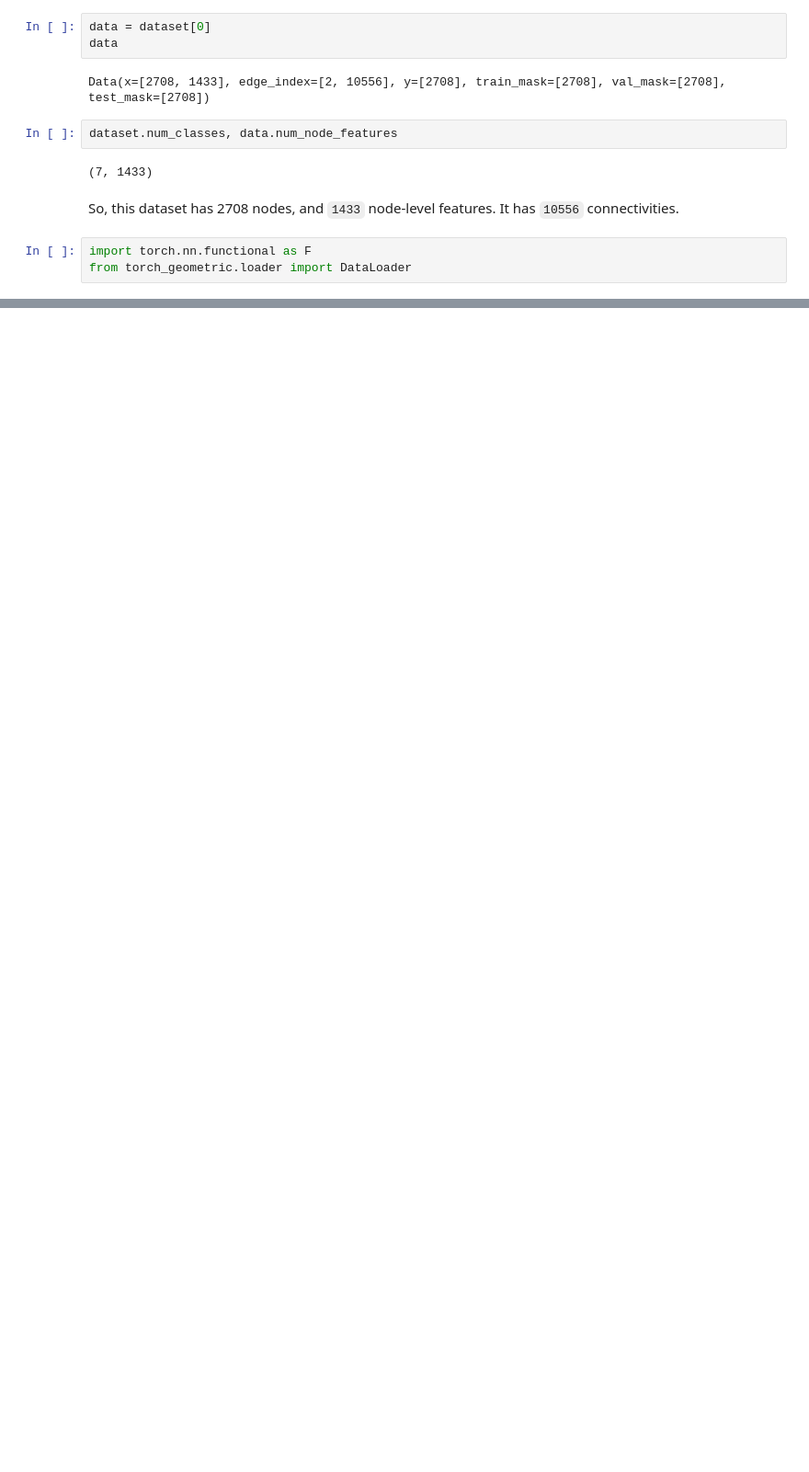
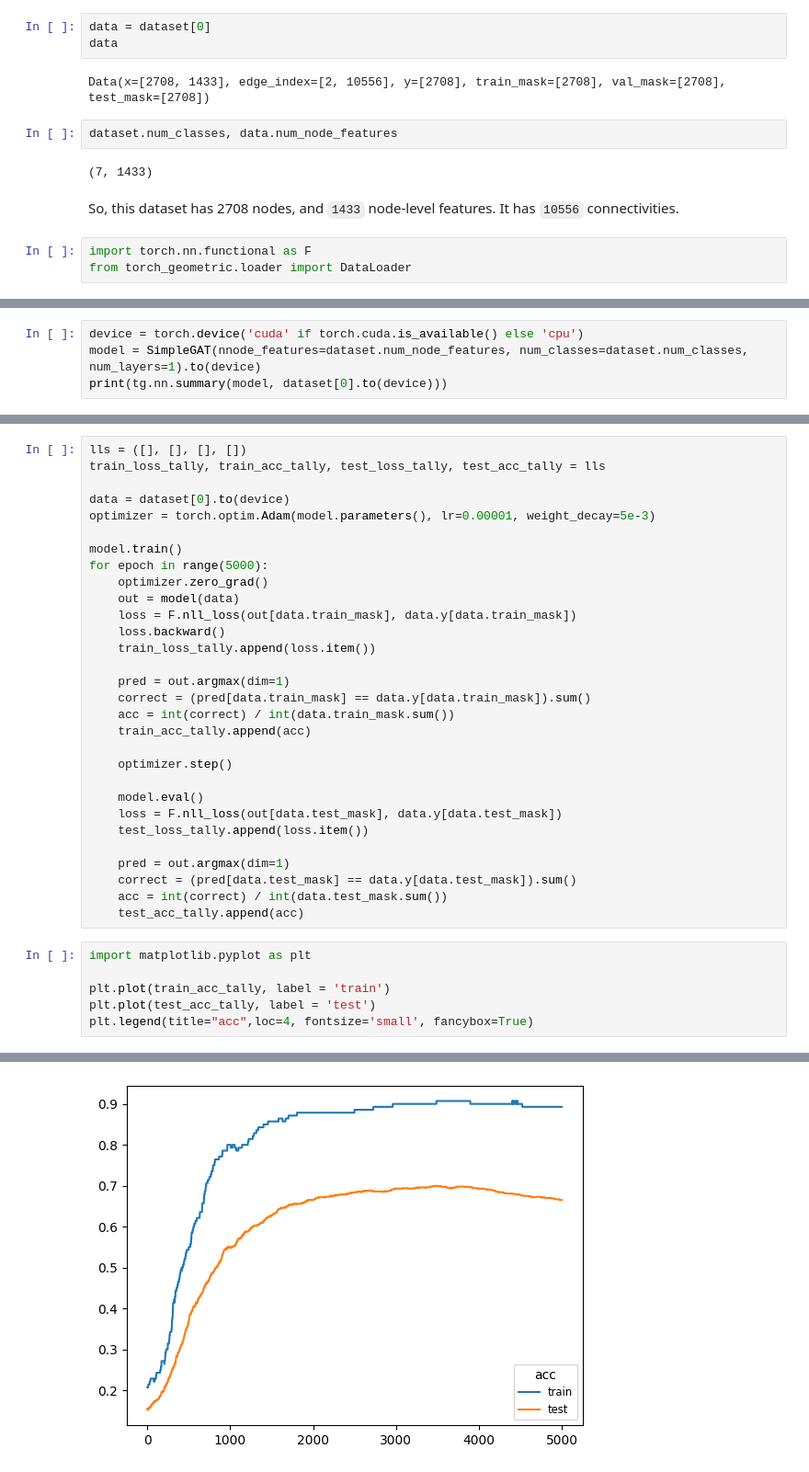
Before and after one commit to TemiPete/temipete.github.io, a Jupyter notebook: content/blog/posts/2023-10-11-starting-with-gnns/index.ipynb, the cells around one changed output, grey strips where cells are left out. Shown at 92% size. Drawn from its saved outputs; the diff is of its cells as text; blank space fills up the shorter version.

```diff
--- a/content/blog/posts/2023-10-11-starting-with-gnns/index.ipynb
+++ b/content/blog/posts/2023-10-11-starting-with-gnns/index.ipynb
@@ -230,0 +283,4 @@ Accuracy: 0.6640
+# %%
+device = torch.device('cuda' if torch.cuda.is_available() else 'cpu')
+model = SimpleGAT(nnode_features=dataset.num_node_features, num_classes=dataset.num_classes, num_layers=1).to(device)
+print(tg.nn.summary(model, dataset[0].to(device)))
@@ -230,0 +295,37 @@ Accuracy: 0.6640
+# %%
+lls = ([], [], [], [])
+train_loss_tally, train_acc_tally, test_loss_tally, test_acc_tally = lls
+
+data = dataset[0].to(device)
+optimizer = torch.optim.Adam(model.parameters(), lr=0.00001, weight_decay=5e-3)
+
+model.train()
+for epoch in range(5000):
+    optimizer.zero_grad()
+    out = model(data)
+    loss = F.nll_loss(out[data.train_mask], data.y[data.train_mask])
+    loss.backward()
+    train_loss_tally.append(loss.item())
+
+    pred = out.argmax(dim=1)
+    correct = (pred[data.train_mask] == data.y[data.train_mask]).sum()
+    acc = int(correct) / int(data.train_mask.sum())
+    train_acc_tally.append(acc)
+
+    optimizer.step()
+
+    model.eval()
+    loss = F.nll_loss(out[data.test_mask], data.y[data.test_mask])
+    test_loss_tally.append(loss.item())
+
+    pred = out.argmax(dim=1)
+    correct = (pred[data.test_mask] == data.y[data.test_mask]).sum()
+    acc = int(correct) / int(data.test_mask.sum())
+    test_acc_tally.append(acc)
+# %%
+import matplotlib.pyplot as plt
+
+plt.plot(train_acc_tally, label = 'train')
+plt.plot(test_acc_tally, label = 'test')
+plt.legend(title="acc",loc=4, fontsize='small', fancybox=True)
+# %% [output]
@@ -230,0 +333 @@ Accuracy: 0.6640
+[figure, added]
```
Also changed, not shown: parts of 17 cells of this notebook, 37 other files.
